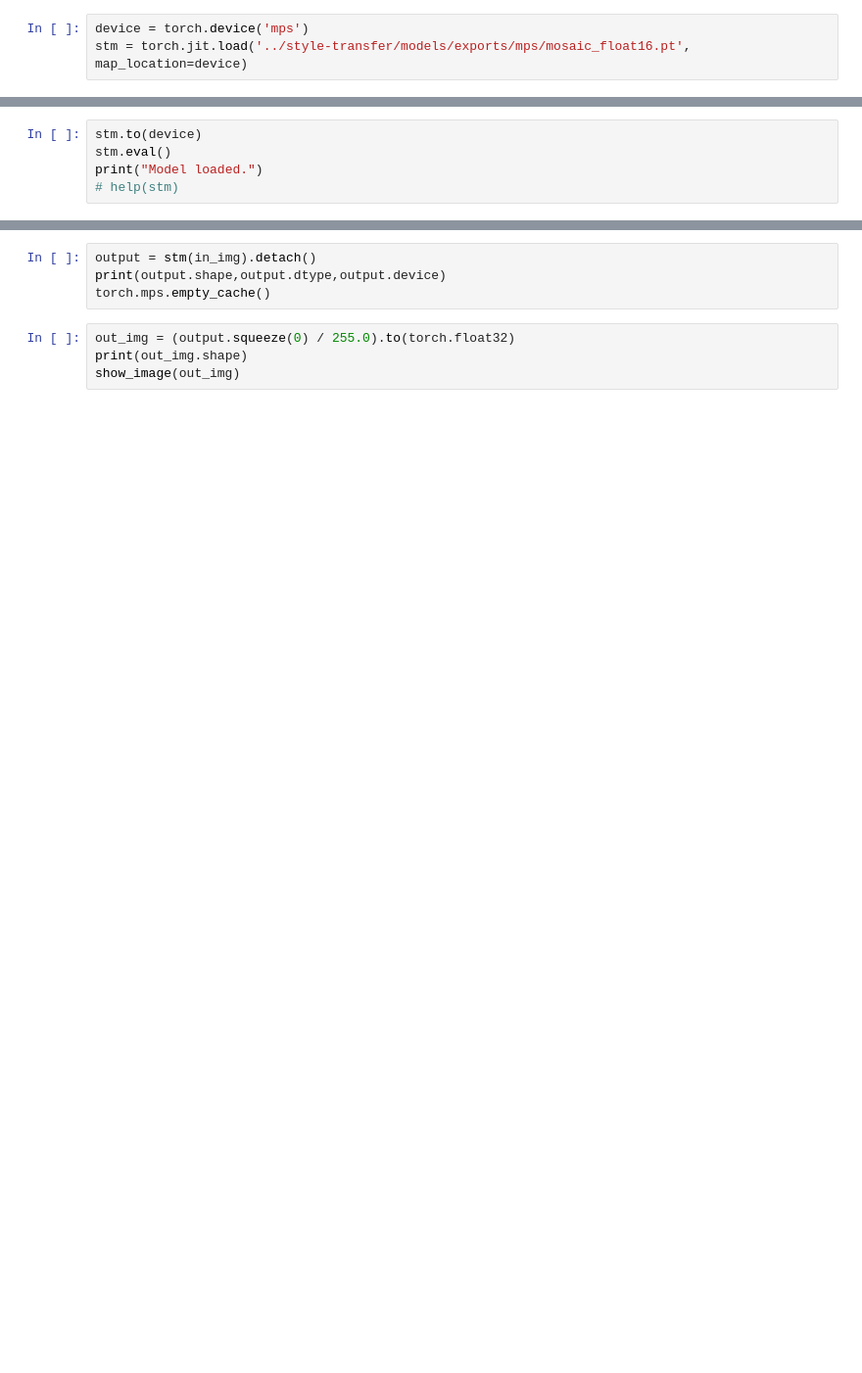
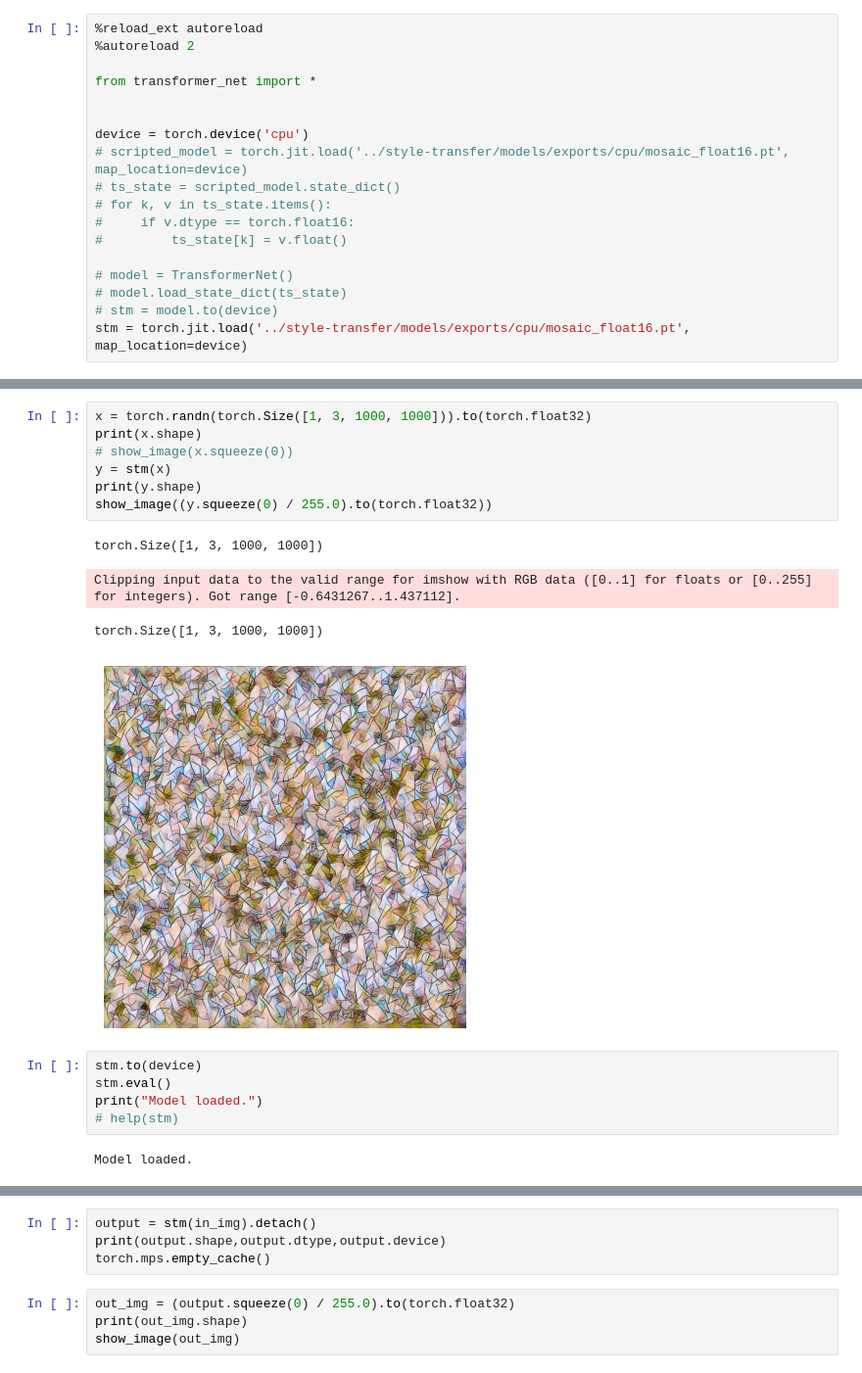
Before and after one commit to PineapplePulp/ChAI, a Jupyter notebook: demos/video/chapel-webcam/model2.ipynb, the cells around one changed output, grey strips where cells are left out. Shown at 98% size. Saved outputs shown, nothing was run; the diff lists cells and outputs as text; blank space fills up the shorter version.

```diff
--- a/demos/video/chapel-webcam/model2.ipynb
+++ b/demos/video/chapel-webcam/model2.ipynb
@@ -23,3 +26,18 @@ show_image(img)
 # %%
-device = torch.device('mps')
-stm = torch.jit.load('../style-transfer/models/exports/mps/mosaic_float16.pt', map_location=device)
+%reload_ext autoreload
+%autoreload 2
+
+from transformer_net import *
+
+
+device = torch.device('cpu')
+# scripted_model = torch.jit.load('../style-transfer/models/exports/cpu/mosaic_float16.pt', map_location=device)
+# ts_state = scripted_model.state_dict()
+# for k, v in ts_state.items():
+#     if v.dtype == torch.float16:
+#         ts_state[k] = v.float()
+
+# model = TransformerNet()
+# model.load_state_dict(ts_state)
+# stm = model.to(device)
+stm = torch.jit.load('../style-transfer/models/exports/cpu/mosaic_float16.pt', map_location=device)
@@ -26,6 +52,20 @@ stm = torch.jit.load('../style-transfer/models/exports/mps/mosaic_float16.pt', m
+# %%
+x = torch.randn(torch.Size([1, 3, 1000, 1000])).to(torch.float32)
+print(x.shape)
+# show_image(x.squeeze(0))
+y = stm(x)
+print(y.shape)
+show_image((y.squeeze(0) / 255.0).to(torch.float32))
+# %% [output]
+torch.Size([1, 3, 1000, 1000])
+Clipping input data to the valid range for imshow with RGB data ([0..1] for floats or [0..255] for integers). Got range [-0.6431267..1.437112].
+torch.Size([1, 3, 1000, 1000])
+[figure, added]
 # %%
 stm.to(device)
 stm.eval()
 print("Model loaded.")
 # help(stm)
+# %% [output]
+Model loaded.
 # %%
```
Also changed, not shown: parts of 3 cells of this notebook, 7 other files.
